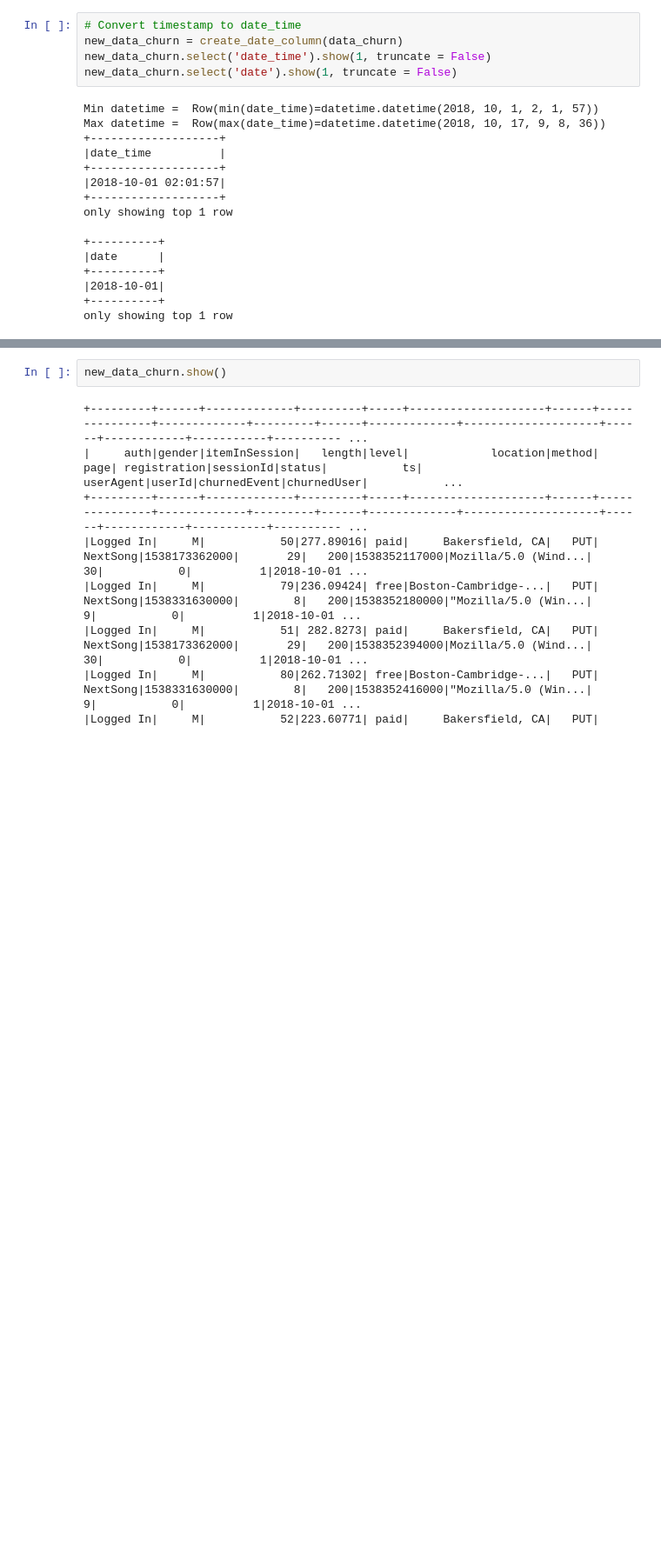
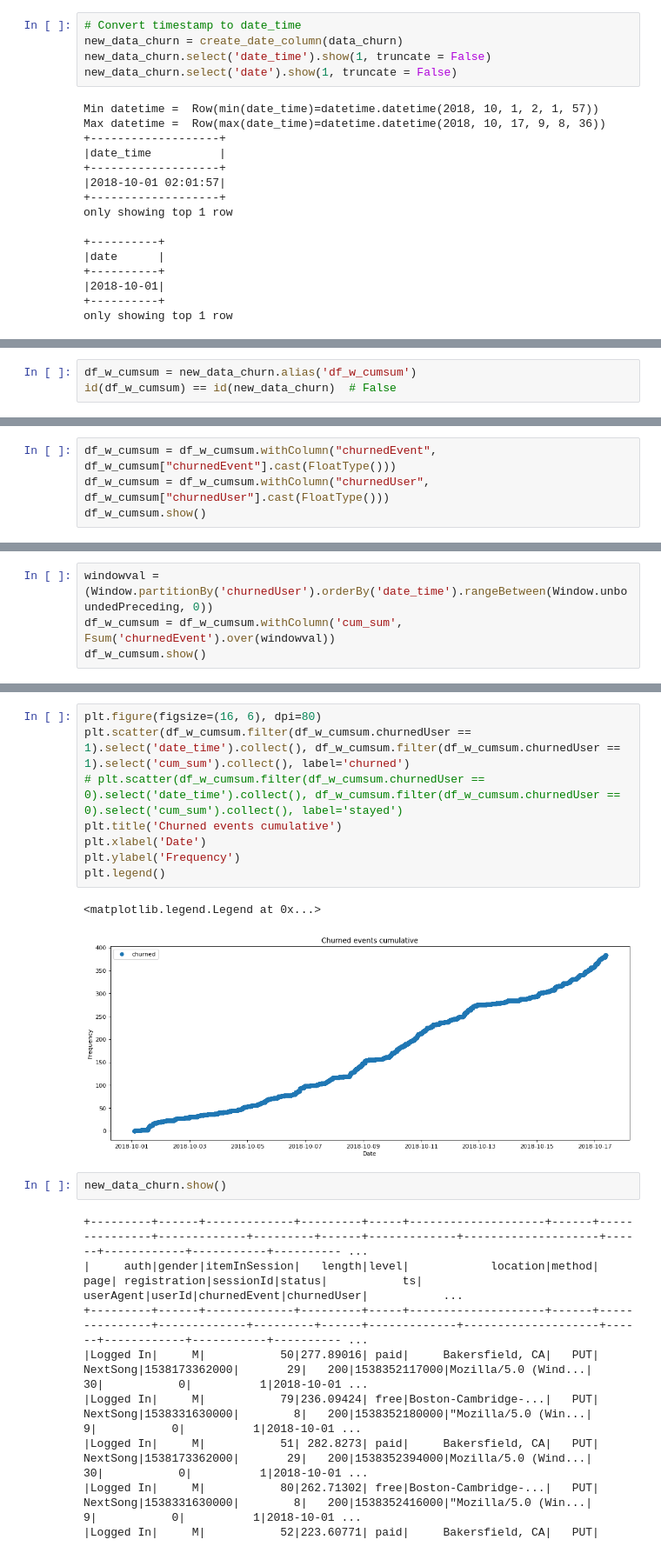
Before and after one commit to kwovadis/music_app_churn_analysis, a Jupyter notebook: notebook_sparkify_clean.ipynb, the cells around one changed output, grey strips where cells are left out. Shown at 87% size. Saved outputs shown, nothing was run; the diff lists cells and outputs as text; blank space fills up the shorter version.

```diff
--- a/notebook_sparkify_clean.ipynb
+++ b/notebook_sparkify_clean.ipynb
@@ -712,0 +774,3 @@ plt.scatter(new_data_churn.select('date_time').collect(), new_data_churn.select(
+# %%
+df_w_cumsum = new_data_churn.alias('df_w_cumsum')
+id(df_w_cumsum) == id(new_data_churn)  # False
@@ -712,0 +779,4 @@ plt.scatter(new_data_churn.select('date_time').collect(), new_data_churn.select(
+# %%
+df_w_cumsum = df_w_cumsum.withColumn("churnedEvent", df_w_cumsum["churnedEvent"].cast(FloatType()))
+df_w_cumsum = df_w_cumsum.withColumn("churnedUser", df_w_cumsum["churnedUser"].cast(FloatType()))
+df_w_cumsum.show()
@@ -712,0 +810,4 @@ plt.scatter(new_data_churn.select('date_time').collect(), new_data_churn.select(
+# %%
+windowval = (Window.partitionBy('churnedUser').orderBy('date_time').rangeBetween(Window.unboundedPreceding, 0))
+df_w_cumsum = df_w_cumsum.withColumn('cum_sum', Fsum('churnedEvent').over(windowval))
+df_w_cumsum.show()
@@ -713,3 +832,14 @@ plt.scatter(new_data_churn.select('date_time').collect(), new_data_churn.select(
+# %%
+plt.figure(figsize=(16, 6), dpi=80)
+plt.scatter(df_w_cumsum.filter(df_w_cumsum.churnedUser == 1).select('date_time').collect(), df_w_cumsum.filter(df_w_cumsum.churnedUser == 1).select('cum_sum').collect(), label='churned')
+# plt.scatter(df_w_cumsum.filter(df_w_cumsum.churnedUser == 0).select('date_time').collect(), df_w_cumsum.filter(df_w_cumsum.churnedUser == 0).select('cum_sum').collect(), label='stayed')
+plt.title('Churned events cumulative')
+plt.xlabel('Date')
+plt.ylabel('Frequency')
+plt.legend()
+# %% [output]
+<matplotlib.legend.Legend at 0x...>
+[figure, added]
 # %%
 new_data_churn.show()
 # %% [output]
```
Also changed, not shown: parts of 11 cells of this notebook.
